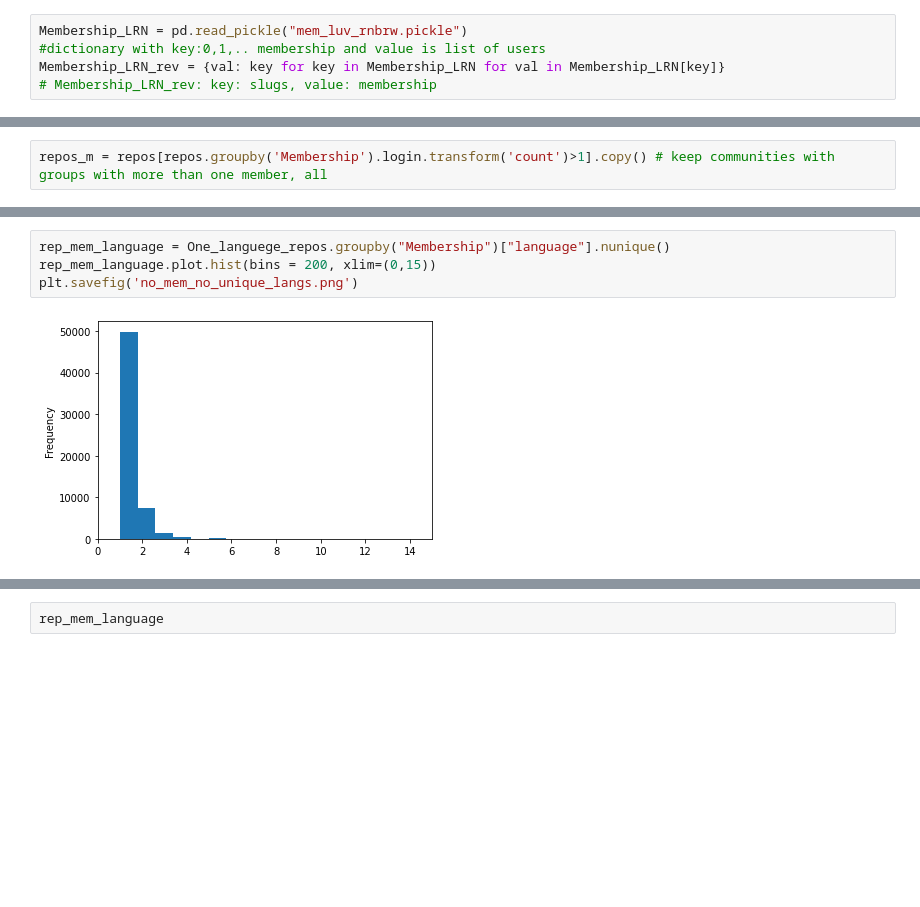
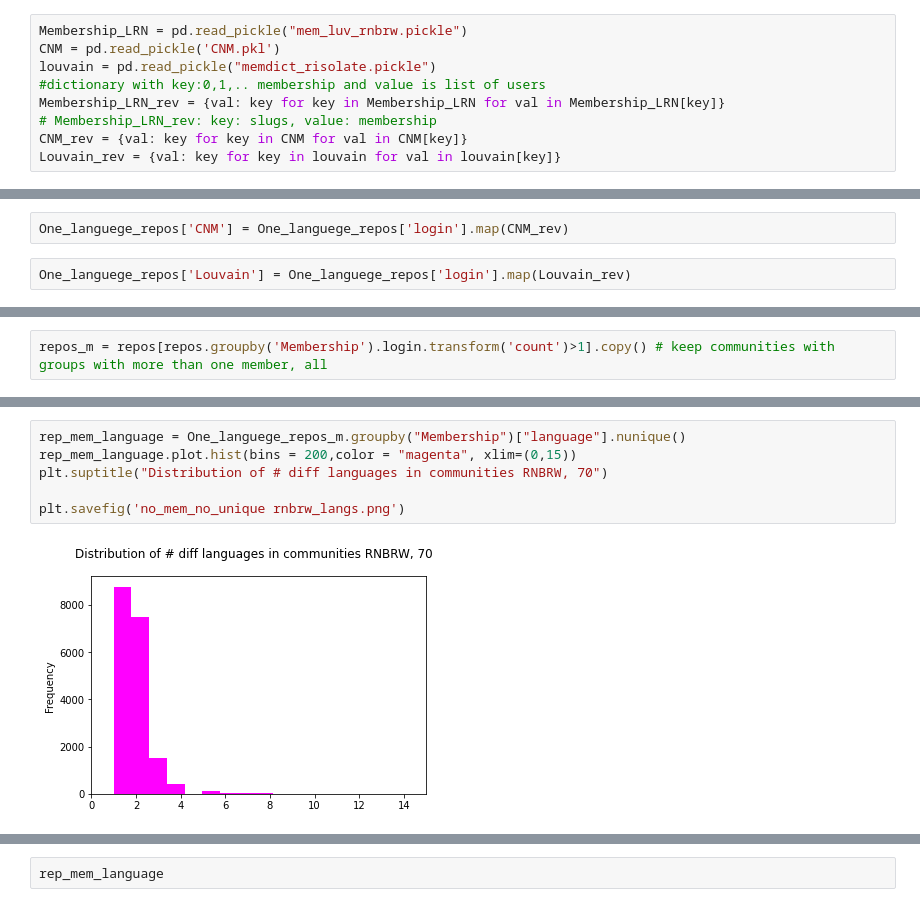
Before and after one commit to uva-bi-sdad/oss-2020, a Jupyter notebook: Python/hists-slugs.ipynb, the cells around one changed output, grey strips where cells are left out. Saved outputs shown, nothing was run; the diff lists cells and outputs as text; blank space fills up the shorter version.

```diff
--- a/Python/hists-slugs.ipynb
+++ b/Python/hists-slugs.ipynb
@@ -209,11 +178,19 @@ new = One_languege_repos["slug"].str.split("/",expand = True)
 One_languege_repos["Repo"]= new[1]
 # %%
 Membership_LRN = pd.read_pickle("mem_luv_rnbrw.pickle")
+CNM = pd.read_pickle('CNM.pkl')
+louvain = pd.read_pickle("memdict_risolate.pickle")
 #dictionary with key:0,1,.. membership and value is list of users
 Membership_LRN_rev = {val: key for key in Membership_LRN for val in Membership_LRN[key]}
 # Membership_LRN_rev: key: slugs, value: membership
+CNM_rev = {val: key for key in CNM for val in CNM[key]}
+Louvain_rev = {val: key for key in louvain for val in louvain[key]}
 # %%
 One_languege_repos['Membership'] = One_languege_repos['login'].map(Membership_LRN_rev)
+# %%
+One_languege_repos['CNM'] = One_languege_repos['login'].map(CNM_rev)
+# %%
+One_languege_repos['Louvain'] = One_languege_repos['login'].map(Louvain_rev)
 # %%
 #only community with more than 2 members
 # %%
@@ -255,6 +236,8 @@ One_languege_repos_m.head(10).dropna()
 # %%
-rep_mem_language = One_languege_repos.groupby("Membership")["language"].nunique()
-rep_mem_language.plot.hist(bins = 200, xlim=(0,15))
-plt.savefig('no_mem_no_unique_langs.png')
+rep_mem_language = One_languege_repos_m.groupby("Membership")["language"].nunique()
+rep_mem_language.plot.hist(bins = 200,color = "magenta", xlim=(0,15))
+plt.suptitle("Distribution of # diff languages in communities RNBRW, 70")
+
+plt.savefig('no_mem_no_unique rnbrw_langs.png')
 # %% [output]
-[figure, old version]
+[figure, new version]
```
Also changed, not shown: parts of 78 cells of this notebook, 22 other files.
